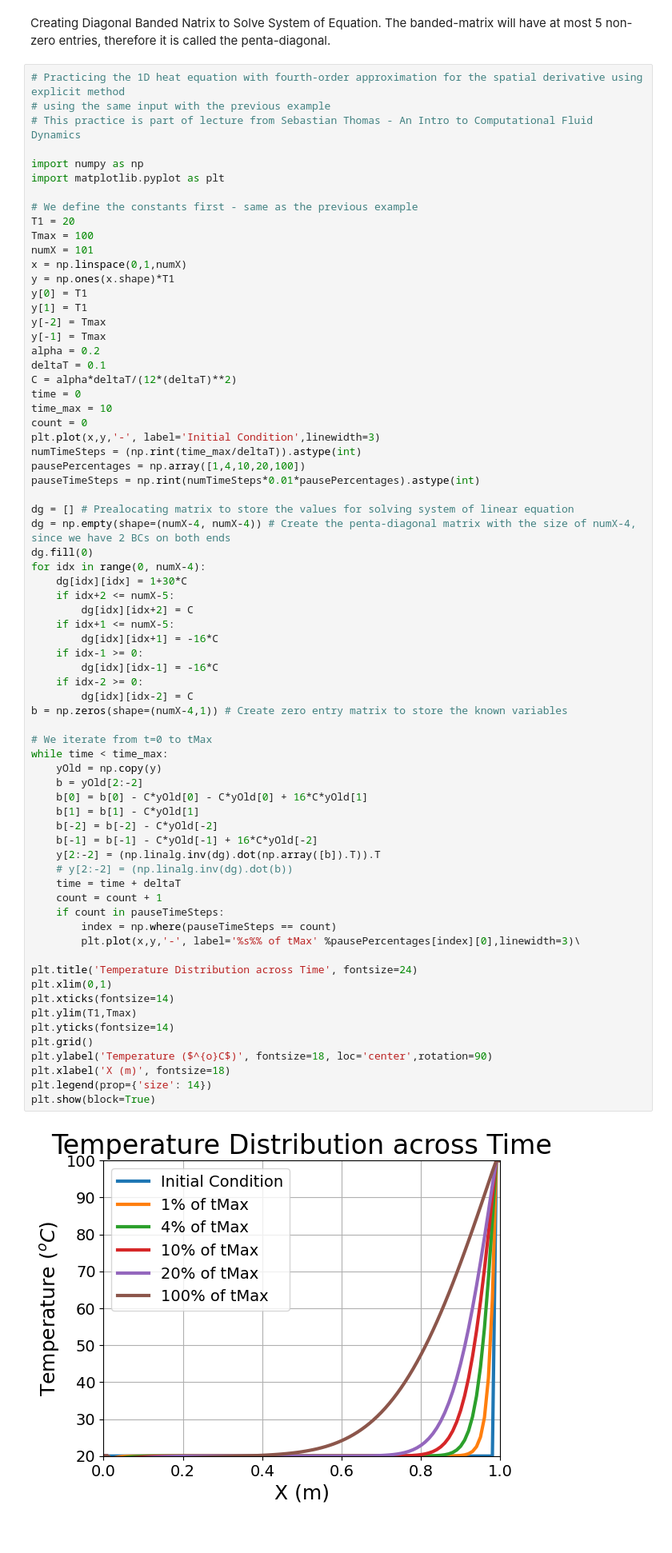
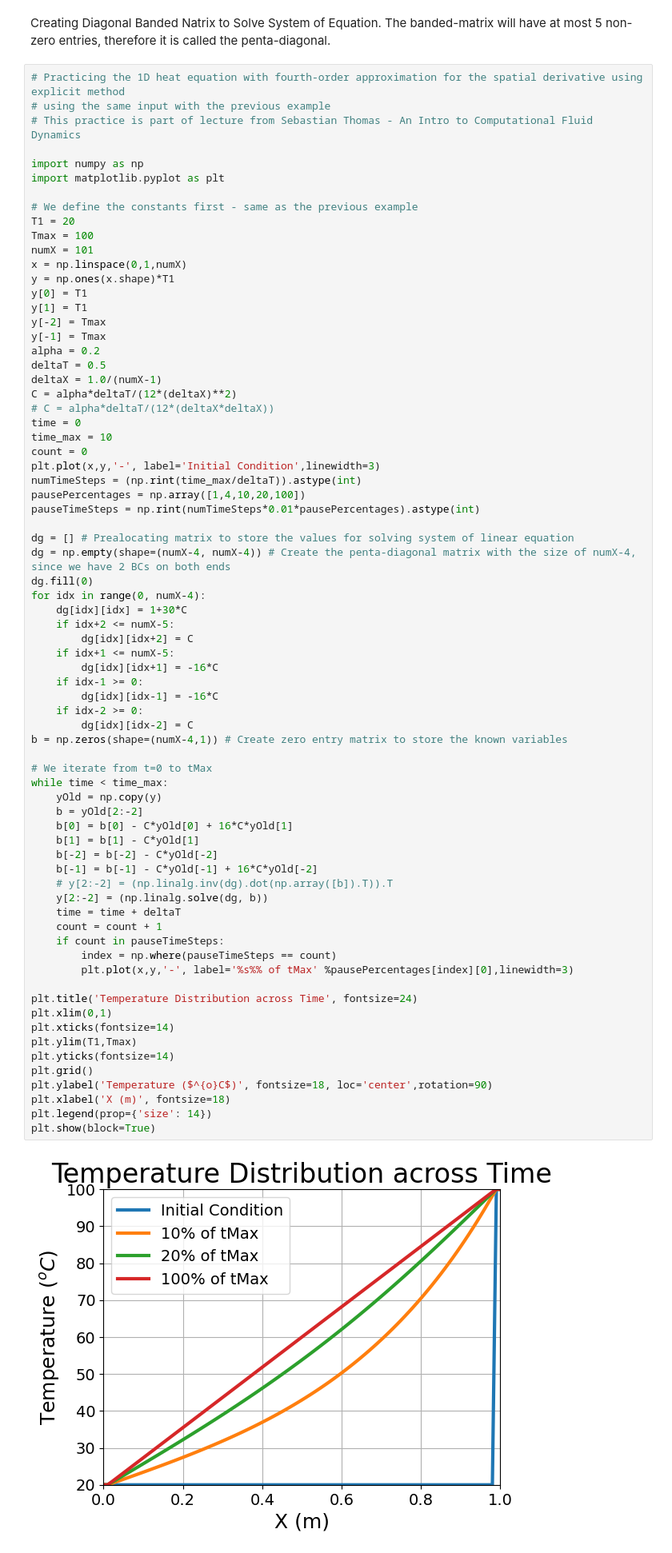
Before and after one commit to MuhammadUtoro/Numerical-Analysis, a Jupyter notebook: diag_matrix.ipynb, the cells around one changed output. Shown at 80% size. Drawn from its saved outputs; the diff is of its cells as text.

```diff
--- a/diag_matrix.ipynb
+++ b/diag_matrix.ipynb
@@ -19,8 +19,10 @@ y[1] = T1
 y[-2] = Tmax
 y[-1] = Tmax
 alpha = 0.2
-deltaT = 0.1
-C = alpha*deltaT/(12*(deltaT)**2)
+deltaT = 0.5
+deltaX = 1.0/(numX-1)
+C = alpha*deltaT/(12*(deltaX)**2)
+# C = alpha*deltaT/(12*(deltaX*deltaX))
 time = 0
 time_max = 10
 count = 0
@@ -40,35 +42,35 @@ for idx in range(0, numX-4):
         dg[idx][idx+1] = -16*C
     if idx-1 >= 0:
         dg[idx][idx-1] = -16*C
     if idx-2 >= 0:
         dg[idx][idx-2] = C
 b = np.zeros(shape=(numX-4,1)) # Create zero entry matrix to store the known variables
 
 # We iterate from t=0 to tMax
 while time < time_max:
     yOld = np.copy(y)
     b = yOld[2:-2]
-    b[0] = b[0] - C*yOld[0] - C*yOld[0] + 16*C*yOld[1]
+    b[0] = b[0] - C*yOld[0] + 16*C*yOld[1]
     b[1] = b[1] - C*yOld[1]
     b[-2] = b[-2] - C*yOld[-2]
     b[-1] = b[-1] - C*yOld[-1] + 16*C*yOld[-2]
-    y[2:-2] = (np.linalg.inv(dg).dot(np.array([b]).T)).T
-    # y[2:-2] = (np.linalg.inv(dg).dot(b))
+    # y[2:-2] = (np.linalg.inv(dg).dot(np.array([b]).T)).T
+    y[2:-2] = (np.linalg.solve(dg, b))
     time = time + deltaT
     count = count + 1
     if count in pauseTimeSteps:
         index = np.where(pauseTimeSteps == count)
-        plt.plot(x,y,'-', label='%s%% of tMax' %pausePercentages[index][0],linewidth=3)\
+        plt.plot(x,y,'-', label='%s%% of tMax' %pausePercentages[index][0],linewidth=3)
 
 plt.title('Temperature Distribution across Time', fontsize=24)
 plt.xlim(0,1)
 plt.xticks(fontsize=14)
 plt.ylim(T1,Tmax)
 plt.yticks(fontsize=14)
 plt.grid()
 plt.ylabel('Temperature ($^{o}C$)', fontsize=18, loc='center',rotation=90)
 plt.xlabel('X (m)', fontsize=18)
 plt.legend(prop={'size': 14})
 plt.show(block=True)
 # %% [output]
-[figure, old version]
+[figure, new version]
```
